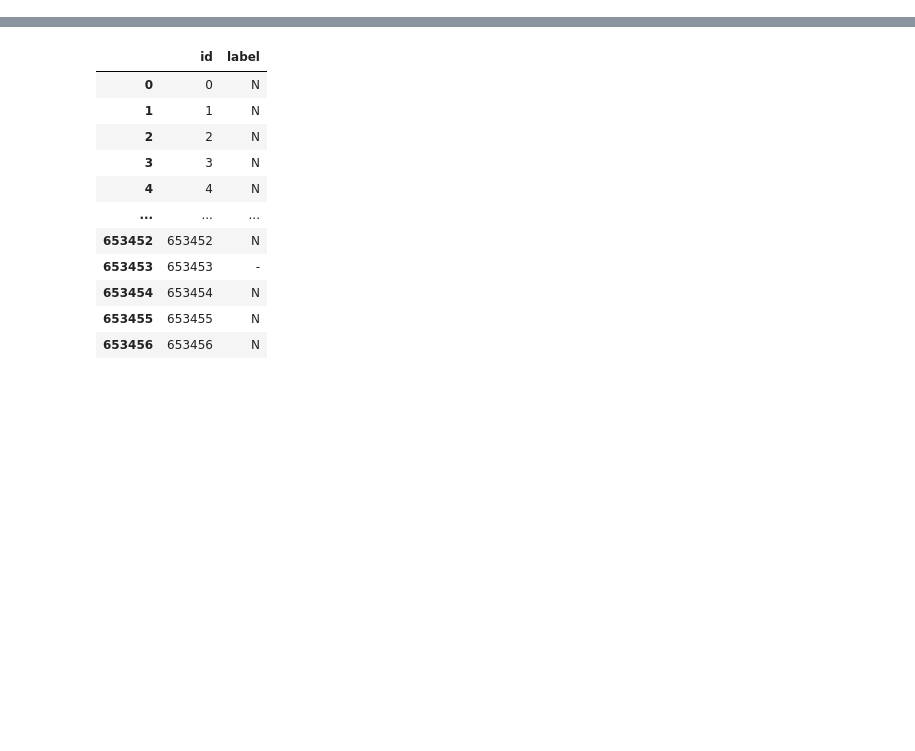
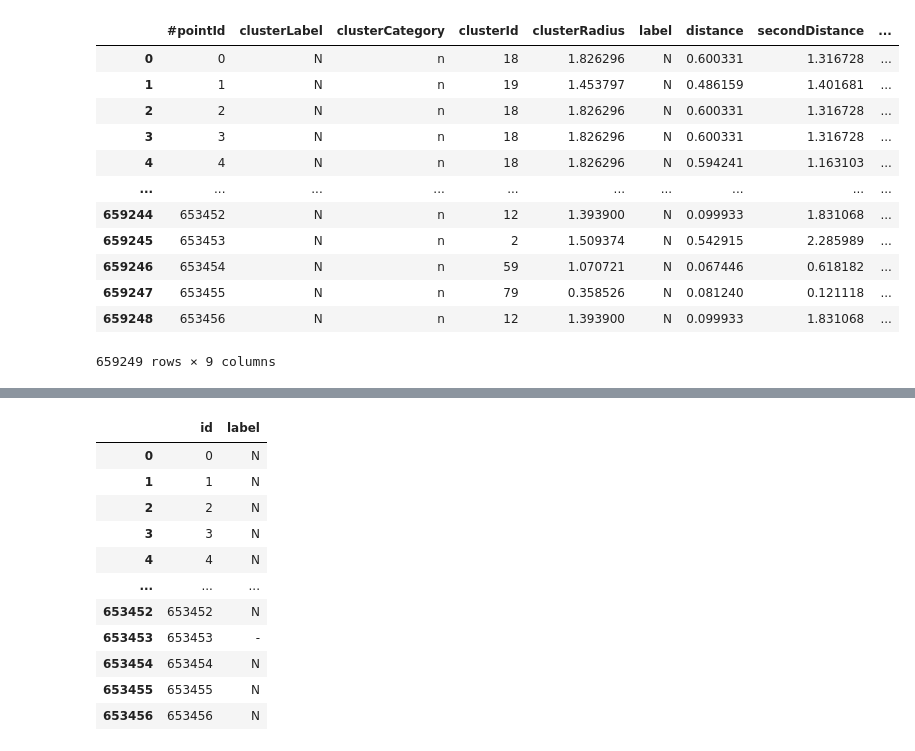
Before and after one commit to luis-puhl/minas-flink, a Jupyter notebook: mfog-mpi/src/minas/evaluate.ipynb, the cells around one changed output, grey strips where cells are left out. Drawn from its saved outputs; the diff is of its cells as text; code cells hidden in the pictures; blank space fills up the shorter version.

```diff
--- a/mfog-mpi/src/minas/evaluate.ipynb
+++ b/mfog-mpi/src/minas/evaluate.ipynb
@@ -19,8 +19,21 @@ examplesSize = examplesDf.shape[0]
 # %%
 def getMatchesDf(path):
     df = pd.read_csv(filepath_or_buffer=path)
     df['id'] = df['#pointId'].astype(int)
     return df;
 mfogDF = getMatchesDf('../../out/matches.csv')
-minasDF = getMatchesDf('../../out/minas-og/2020-07-20T18-36-59.803/matches.csv')
-# matchesDf
+mfogDF
+# %% [output]
+|  | #pointId | clusterLabel | clusterCategory | clusterId | clusterRadius | label | distance | secondDistance | ... |
+| 0 | 0 | N | n | 18 | 1.826296 | N | 0.600331 | 1.316728 | ... |
+| 1 | 1 | N | n | 19 | 1.453797 | N | 0.486159 | 1.401681 | ... |
+| 2 | 2 | N | n | 18 | 1.826296 | N | 0.600331 | 1.316728 | ... |
+| 3 | 3 | N | n | 18 | 1.826296 | N | 0.600331 | 1.316728 | ... |
+| 4 | 4 | N | n | 18 | 1.826296 | N | 0.594241 | 1.163103 | ... |
+| ... | ... | ... | ... | ... | ... | ... | ... | ... | ... |
+| 659244 | 653452 | N | n | 12 | 1.393900 | N | 0.099933 | 1.831068 | ... |
+| 659245 | 653453 | N | n | 2 | 1.509374 | N | 0.542915 | 2.285989 | ... |
+| 659246 | 653454 | N | n | 59 | 1.070721 | N | 0.067446 | 0.618182 | ... |
+| 659247 | 653455 | N | n | 79 | 0.358526 | N | 0.081240 | 0.121118 | ... |
+| 659248 | 653456 | N | n | 12 | 1.393900 | N | 0.099933 | 1.831068 | ... |
+659249 rows × 9 columns
```
Also changed, not shown: parts of 12 cells of this notebook, 7 other files.
